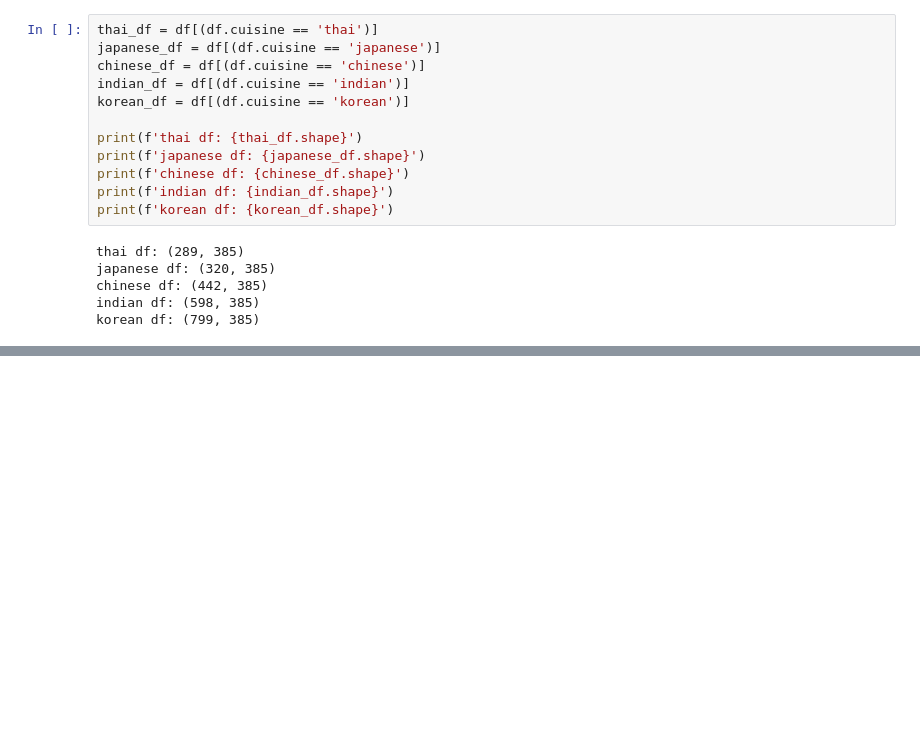
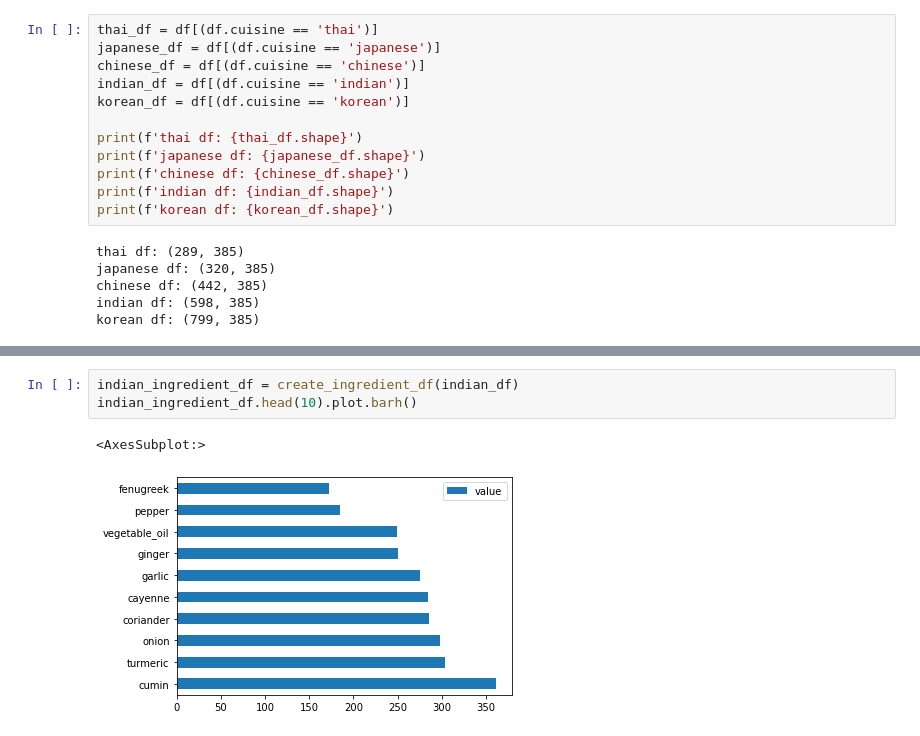
Before and after one commit to Linhatran/Microsoft-machine-learning, a Jupyter notebook: 4-Classification/1-Introduction/notebook.ipynb, the cells around one changed output, grey strips where cells are left out. Cells and saved outputs as stored; diff of their text form; blank space fills up the shorter version.

```diff
--- a/4-Classification/1-Introduction/notebook.ipynb
+++ b/4-Classification/1-Introduction/notebook.ipynb
@@ -51,0 +80,6 @@ korean df: (799, 385)
+# %%
+indian_ingredient_df = create_ingredient_df(indian_df)
+indian_ingredient_df.head(10).plot.barh()
+# %% [output]
+<AxesSubplot:>
+[figure, added]
```
Also changed, not shown: parts of 6 cells of this notebook.
